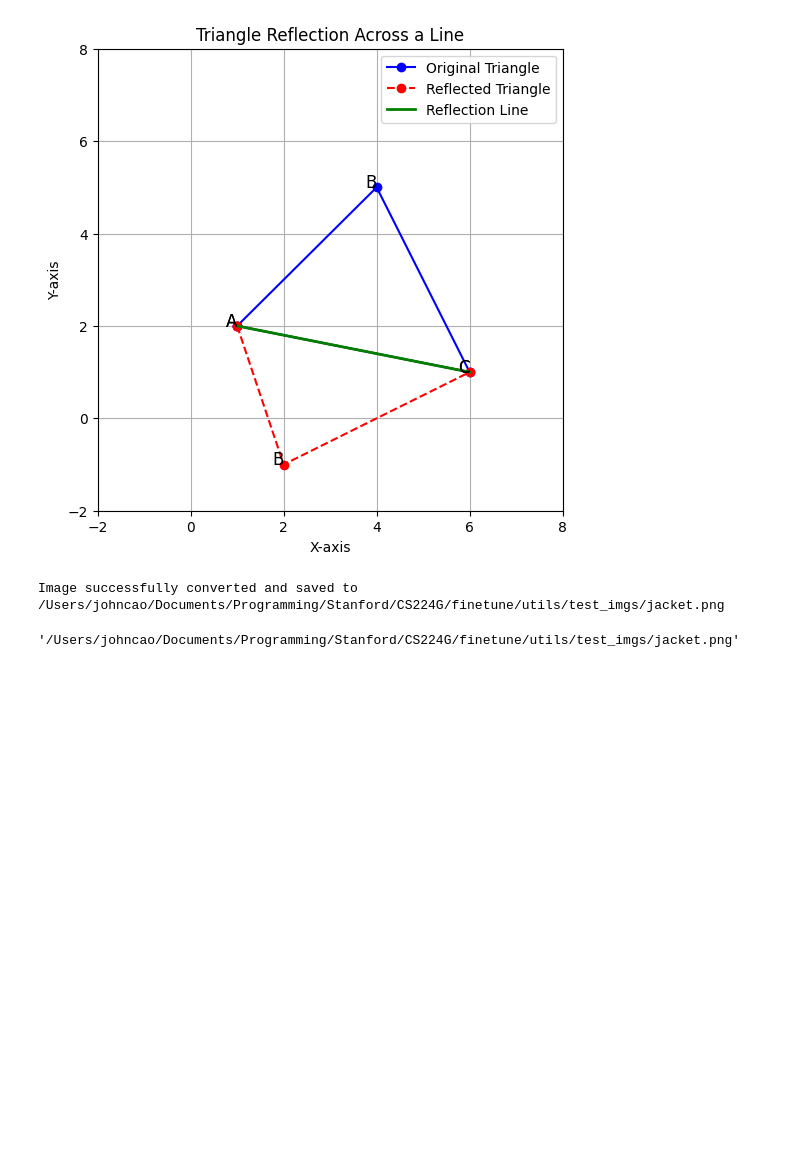
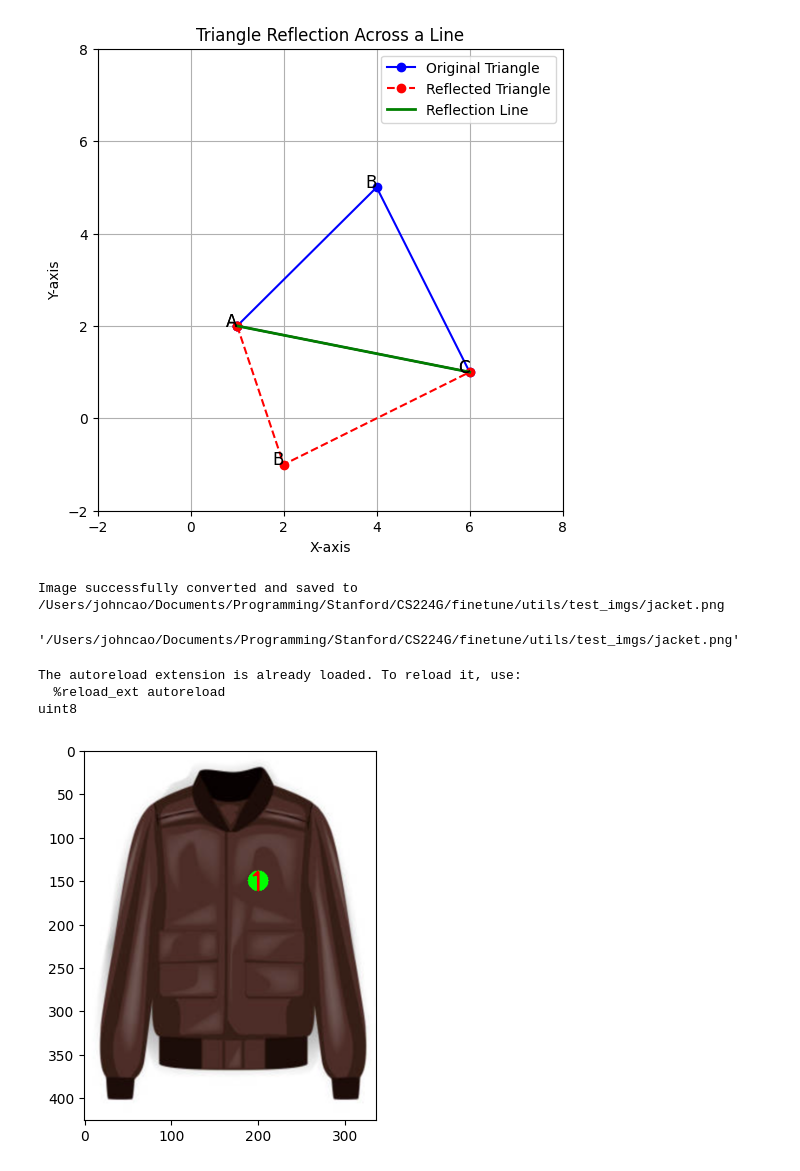
Before and after one commit to Mudhdhoo/CS224G_TechPackAI, a Jupyter notebook: backend/src/test.ipynb, the cells around one changed output. Drawn from its saved outputs; the diff is of its cells as text; code cells hidden in the pictures; blank space fills up the shorter version.

```diff
--- a/backend/src/test.ipynb
+++ b/backend/src/test.ipynb
@@ -575,0 +576,24 @@ img.save("blazer_illustration_back.png")
+# %%
+%load_ext autoreload
+%autoreload 2
+
+import numpy as np
+import matplotlib.pyplot as plt
+from PIL import Image, ImageDraw, ImageFont
+import cv2
+from utils.utils import draw_keypoints
+
+pth = "/Users/johncao/Documents/Programming/Stanford/demo/jacket_front.png"
+img = Image.open(pth)
+img = img.resize([336,426])
+img = np.array(img)
+print(img.dtype)
+img = draw_keypoints(img, np.array([[200,150]]))
+fig = plt.figure()
+plt.imshow(img)
+plt.show()
+# %% [output]
+The autoreload extension is already loaded. To reload it, use:
+  %reload_ext autoreload
+uint8
+[figure, added]
```
Also changed, not shown: parts of 1 cell of this notebook, 19 other files.
